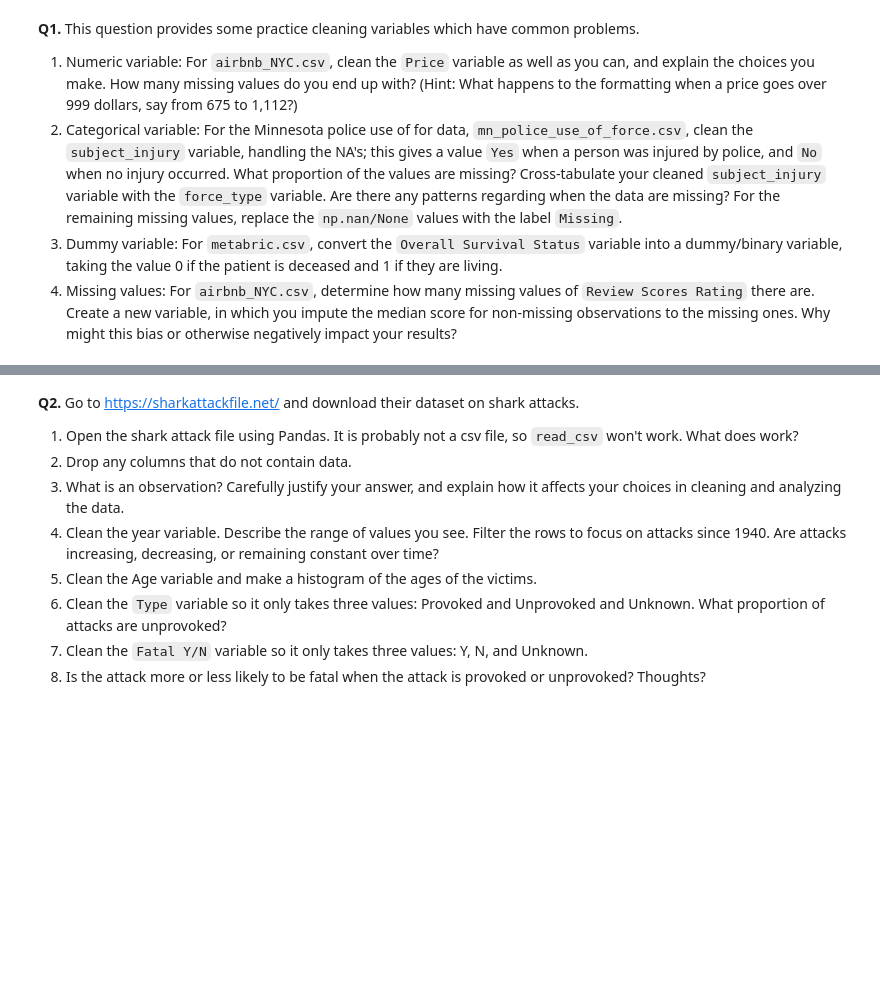
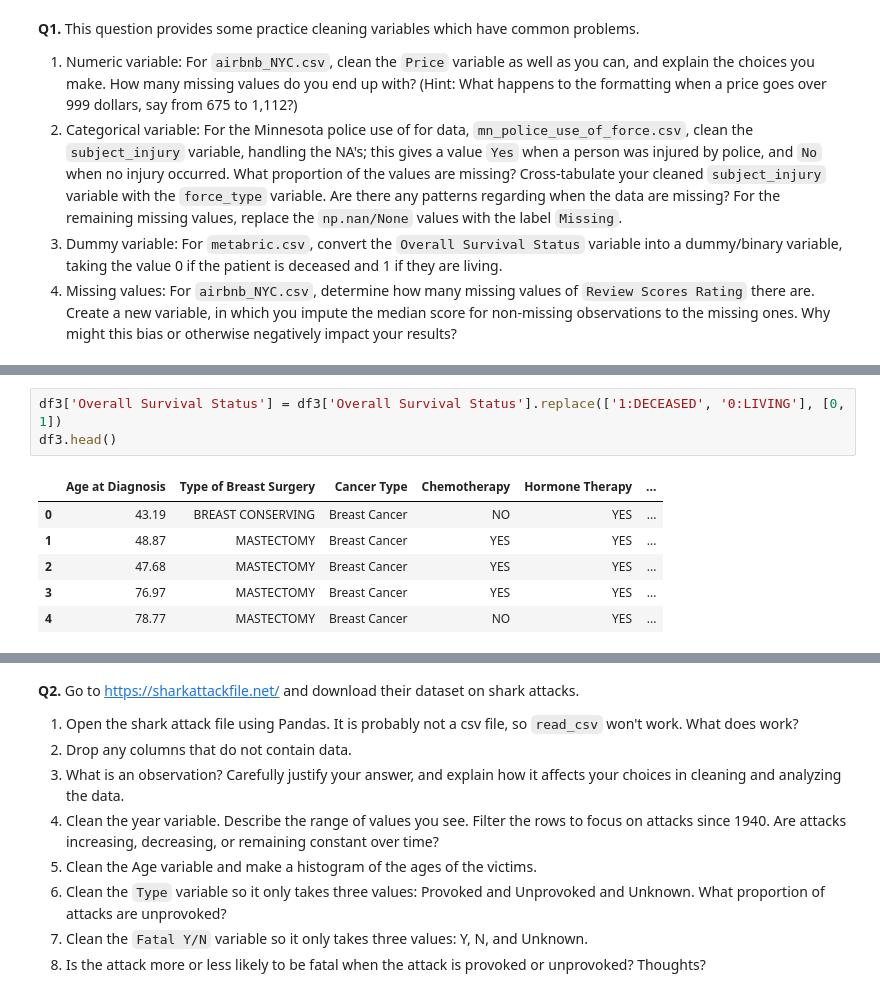
Before and after one commit to RexW999/undergrad_ml_assignments, a Jupyter notebook: 01_assignment_wrangling_and_eda.ipynb, the cells around one changed output, grey strips where cells are left out. Saved outputs shown, nothing was run; the diff lists cells and outputs as text; blank space fills up the shorter version.

```diff
--- a/01_assignment_wrangling_and_eda.ipynb
+++ b/01_assignment_wrangling_and_eda.ipynb
@@ -35,0 +99,10 @@ df['price'] = df['price'].astype(str).str.replace(',', '')
+# %%
+df3['Overall Survival Status'] = df3['Overall Survival Status'].replace(['1:DECEASED', '0:LIVING'], [0, 1])
+df3.head()
+# %% [output]
+|  | Age at Diagnosis | Type of Breast Surgery | Cancer Type | Chemotherapy | Hormone Therapy | ... |
+| 0 | 43.19 | BREAST CONSERVING | Breast Cancer | NO | YES | ... |
+| 1 | 48.87 | MASTECTOMY | Breast Cancer | YES | YES | ... |
+| 2 | 47.68 | MASTECTOMY | Breast Cancer | YES | YES | ... |
+| 3 | 76.97 | MASTECTOMY | Breast Cancer | YES | YES | ... |
+| 4 | 78.77 | MASTECTOMY | Breast Cancer | NO | YES | ... |
```
Also changed, not shown: parts of 10 cells of this notebook.
